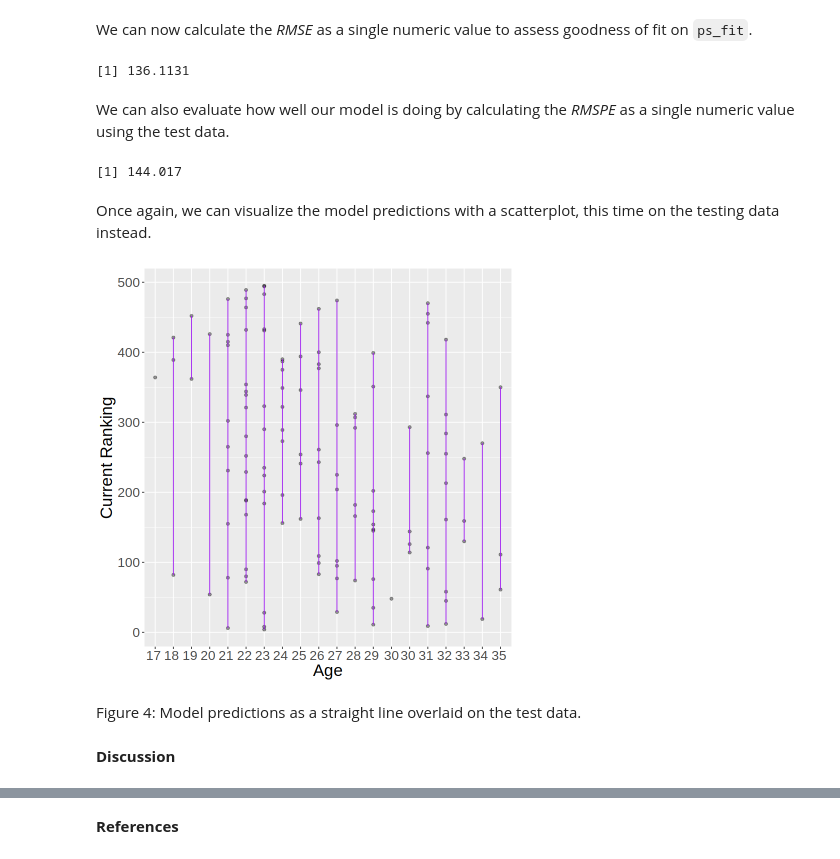
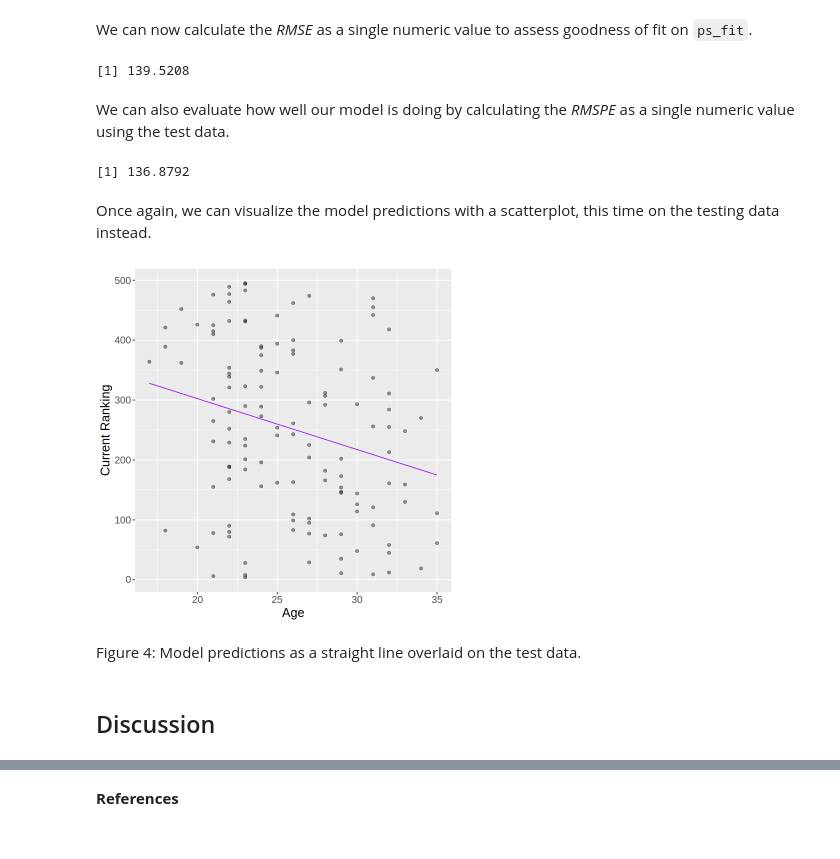
Before and after one commit to HaileyFu/dsci100_group33_project, a Jupyter notebook: group_project_report.ipynb, the cells around one changed output, grey strips where cells are left out. Cells and saved outputs as stored; diff of their text form; code cells hidden in the pictures.

```diff
--- a/group_project_report.ipynb
+++ b/group_project_report.ipynb
@@ -102,7 +96,9 @@ player_stats_complete <- player_stats |>
                                  name == "Sebastian Fanselow" ~ 494),
                              current_rank))|>
     arrange(current_rank)|>
-    as_tibble()
+    as_tibble() |>
+    select(-name) |>
+    mutate(age = as.numeric(age), current_rank = as.numeric(current_rank))
 
-player_stats_complete
+head(player_stats_complete)
 # %% [output]
@@ -224,0 +307,13 @@ lm_predictions
+# %%
+lm_spec <- linear_reg() |>
+    set_engine("lm")|>
+    set_mode("regression")
+
+ps_recipe <- recipe(current_rank ~ age, data = player_stats_train)
+
+ps_fit <- workflow() |>
+    add_recipe(ps_recipe) |>
+    add_model(lm_spec) |>
+    fit(data = player_stats_train)
+
+ps_fit
@@ -227,7 +359,7 @@ Figure 3: Model predictions as a straight line overlaid on the training data.
 # %% [markdown]
 We can now calculate the *RMSE* as a single numeric value to assess goodness of fit on `ps_fit`.
 # %%
-lm_rmse <- ps_fit |>
+lm_rmse <- best_fit |>
     predict(player_stats_train) |>
     bind_cols(player_stats_train) |>
     metrics(truth = current_rank, estimate = .pred) |>
@@ -236,7 +368,7 @@ lm_rmse <- ps_fit |>
     as.numeric()
 lm_rmse
 # %% [output]
-[1] 136.1131
+[1] 139.5208
 # %% [markdown]
 We can also evaluate how well our model is doing by calculating the *RMSPE* as a single numeric value using the test data.
 # %%
@@ -249,27 +381,28 @@ lm_rmspe <- ps_fit|>
     as.numeric()
 lm_rmspe
 # %% [output]
-[1] 144.017
+[1] 136.8792
 # %% [markdown]
 Once again, we can visualize the model predictions with a scatterplot, this time on the testing data instead.
 # %%
+options(repr.plot.width = 6, repr.plot.height = 6)
 test_preds <- ps_fit |>
   predict(player_stats_test) |>
   bind_cols(player_stats_test)
 
 lm_predictions_test <- test_preds |>
     ggplot(aes(x = age, y = current_rank)) +
     geom_point(alpha = 0.4) +
     geom_line(
-        mapping = aes(x = age, y = current_rank),
+        mapping = aes(x = age, y = .pred),
         color = "purple") +
     labs(x = "Age", y = "Current Ranking")+
-    theme(text = element_text(size = 20))
+    theme(text = element_text(size = 15))
 lm_predictions_test
 # %% [output]
-[figure, old version]
+[figure, new version]
 # %% [markdown]
 Figure 4: Model predictions as a straight line overlaid on the test data.
 # %% [markdown]
-**Discussion**
+## Discussion
 # %% [markdown]
```
Also changed, not shown: parts of 41 cells of this notebook.
